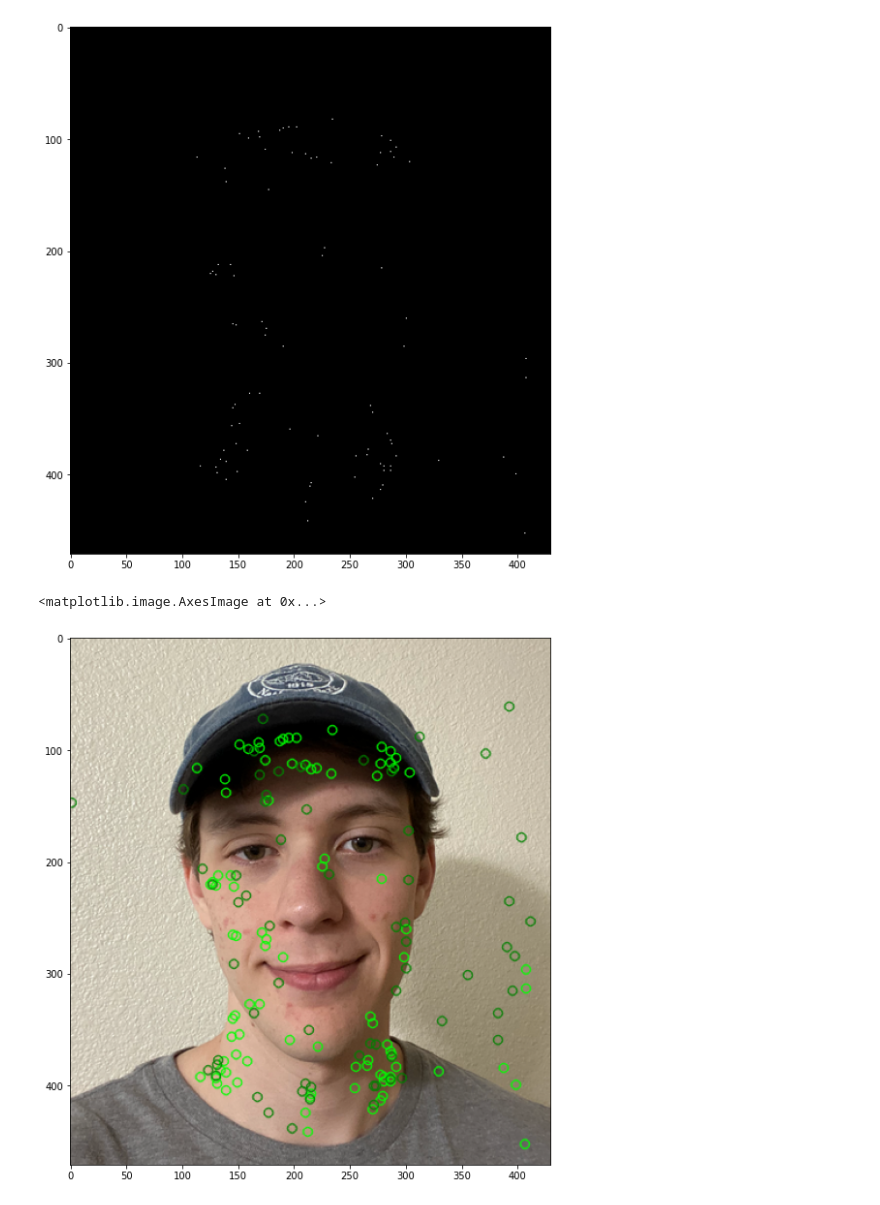
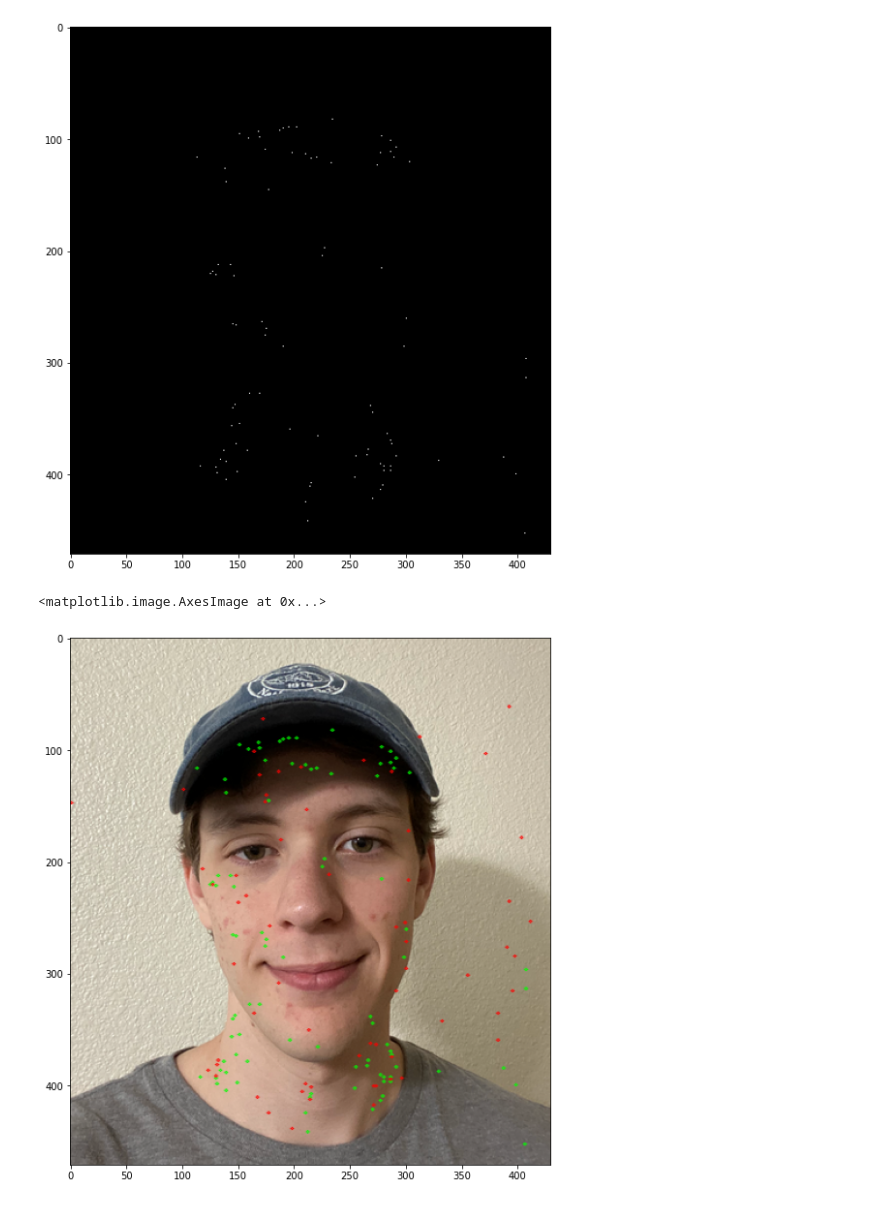
Before and after one commit to WTS012201/CompVis, a Jupyter notebook: ImageStitching/sift.ipynb, the cells around one changed output. Saved outputs shown, nothing was run; the diff lists cells and outputs as text; code cells hidden in the pictures.

```diff
--- a/ImageStitching/sift.ipynb
+++ b/ImageStitching/sift.ipynb
@@ -11,7 +11,7 @@ import math
 # %%
 k = math.sqrt(2)
 sigma = 1
-src = cv.imread("me.PNG", cv.IMREAD_COLOR)
+src = cv.imread("./imgs/me.PNG", cv.IMREAD_COLOR)
 src = cv.cvtColor(src, cv.COLOR_BGR2RGB)
 img = src.copy()
 n_octaves = 4
@@ -108,18 +108,18 @@ def convert_keypoints(keypoints, o_idx, o_size, sigma, k):
 # %%
 global_kps1 = convert_keypoints(keypoints1, sample_oct_idx, oct_size, sigma, k)
 global_kps2 = convert_keypoints(keypoints2, sample_oct_idx, oct_size, sigma, k)
 img_kp = src.copy()
 
 for kp in global_kps1:
     pt = (int(kp.pt[0]), int(kp.pt[1]))
-    cv.circle(img_kp, pt, 4, (0, 255, 0), 1, cv.LINE_AA)
+    cv.circle(img_kp, pt, 1, (0, 255, 0), 1, cv.LINE_AA)
 for kp in global_kps2:
     pt = (int(kp.pt[0]), int(kp.pt[1]))
-    cv.circle(img_kp, pt, 4, (1, 128, 0), 1, cv.LINE_AA)
+    cv.circle(img_kp, pt, 1, (255, 0, 0), 1, cv.LINE_AA)
 
 plt.figure(figsize=(10, 10))
 plt.imshow(img_kp)
 # %% [output]
 <matplotlib.image.AxesImage at 0x...>
-[figure, old version]
+[figure, new version]
 # %%
```
Also changed, not shown: parts of 5 cells of this notebook, 3 other files.
